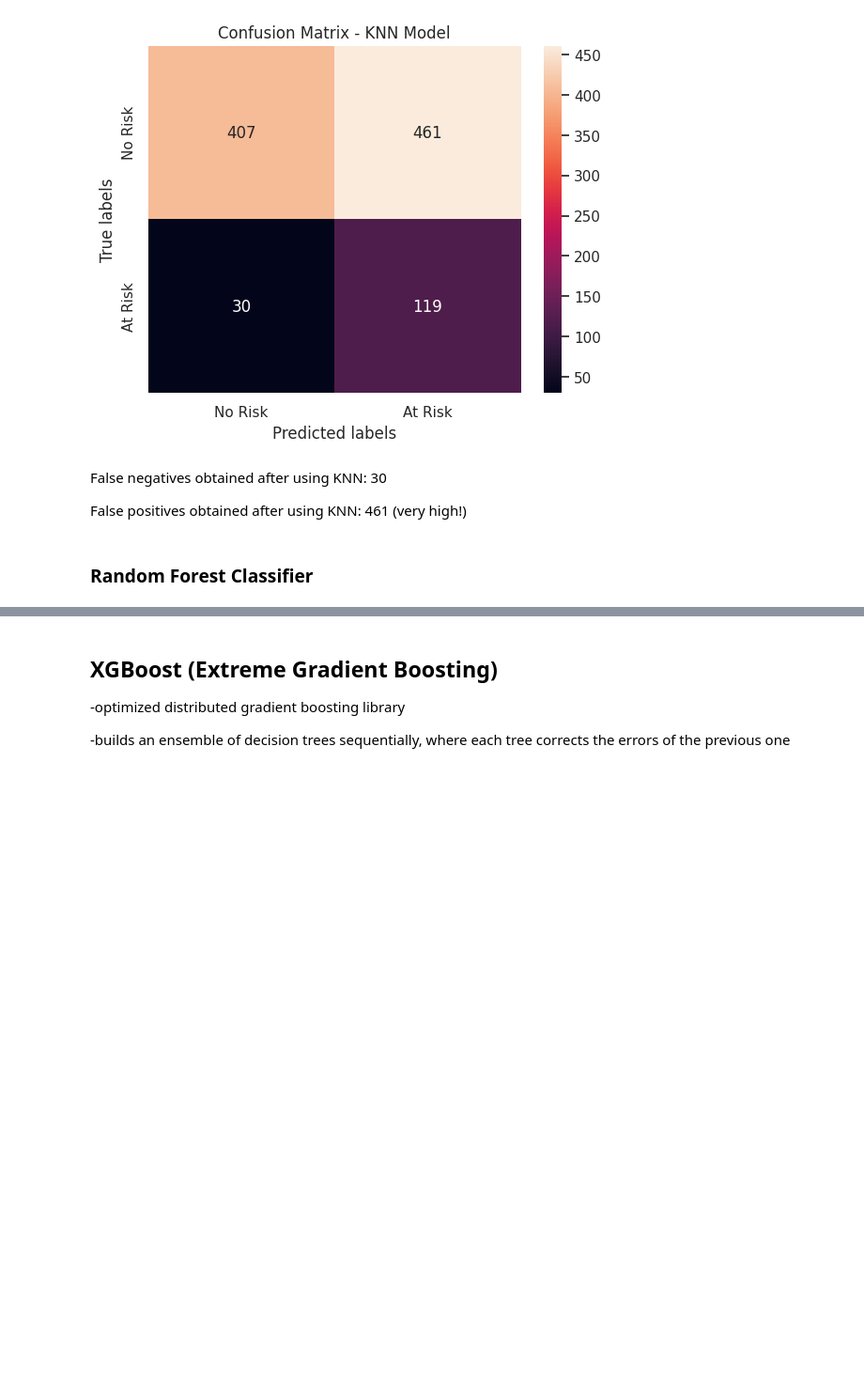
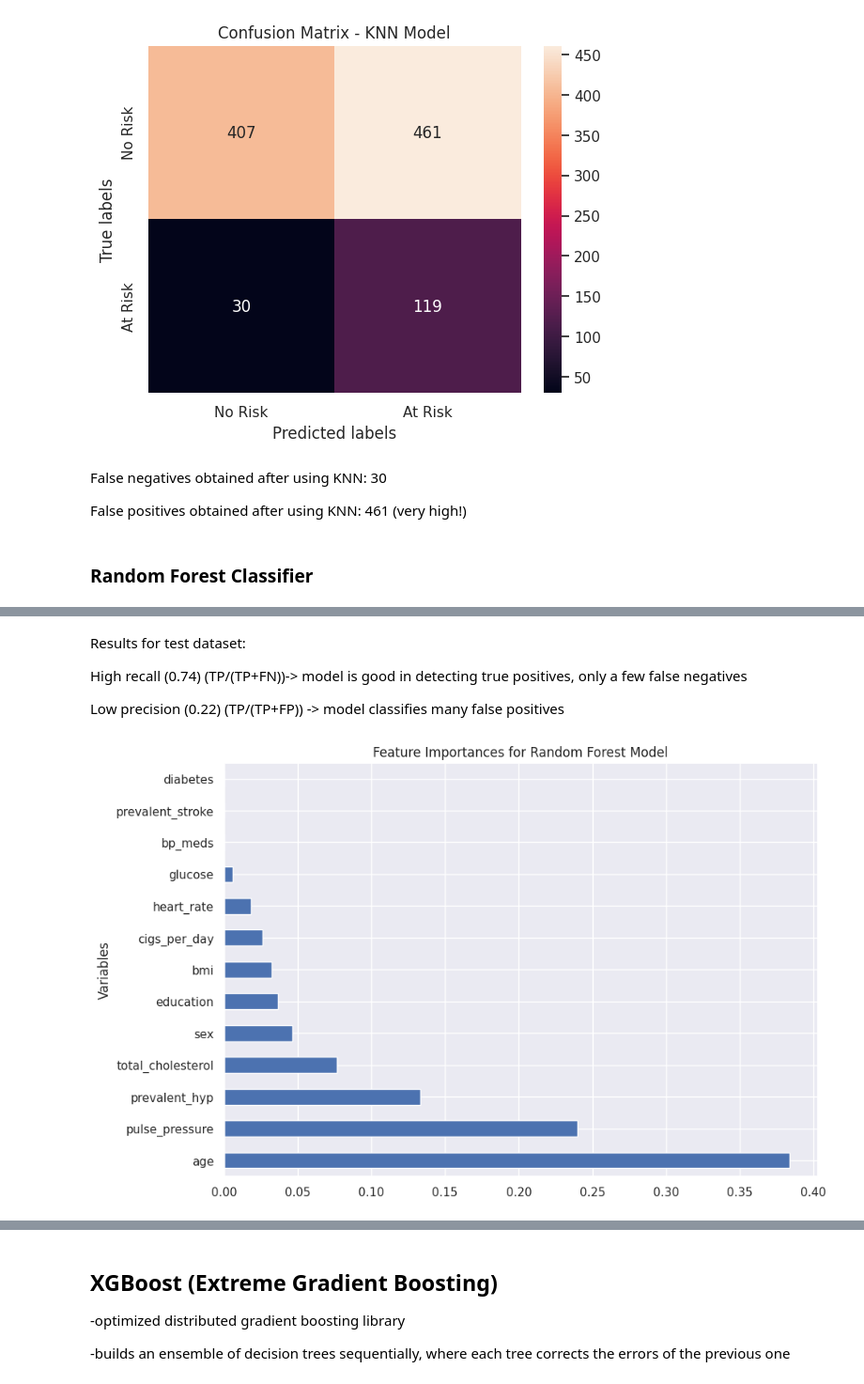
Before and after one commit to bi-horn/ML_Heart_Disease, a Jupyter notebook: ML_heart_disease.ipynb, the cells around one changed output, grey strips where cells are left out. Shown at 94% size. Cells and saved outputs as stored; diff of their text form; code cells hidden in the pictures; blank space fills up the shorter version.

```diff
--- a/ML_heart_disease.ipynb
+++ b/ML_heart_disease.ipynb
@@ -390,7 +403,6 @@ rf_model = RandomForestClassifier(n_estimators=rf_best_params['n_estimators'],
                                   max_depth=rf_best_params['max_depth'],
                                   random_state=0)
 # %%
-# fit and evaluate
-rf_model.fit(X_smote_scaled,y_smote)
-evaluate(rf_model, X_test_scaled, y_test)
-rf_train_accuracy, rf_test_accuracy,, rf_train_recall, rf_test_recall = recall(rf_model, X_smote_scaled, y_smote, X_test, y_test)
+# fit and evaluate model
+
+rf_train_accuracy, rf_test_accuracy, rf_train_recall, rf_test_recall = evaluate(rf_model, X_smote_scaled, y_smote, X_test_scaled, y_test)
@@ -397,10 +427,20 @@ rf_train_accuracy, rf_test_accuracy,, rf_train_recall, rf_test_recall = recall(r
+# %% [markdown]
+Results for test dataset:
+
+High recall (0.74) (TP/(TP+FN))-> model is good in detecting true positives, only a few false negatives
+
+Low precision (0.22) (TP/(TP+FP)) -> model classifies many false positives
 # %%
 # Feature importances
 rf_feat_imp = pd.Series(rf_model.feature_importances_, index=X.columns)
-plt.figure(figsize=(10,5))
-plt.title('Feature Importances: RANDOM FORESTS')
+plt.figure(figsize=(10,7))
+plt.title('Feature Importances for Random Forest Model')
 plt.xlabel('Relative Importance')
+plt.ylabel('Variables')
 rf_feat_imp.nlargest(20).plot(kind='barh')
+plt.show()
+# %% [output]
+[figure, added]
 # %%
 # Get the confusion matrix for test dataset for random forest model
 
```
Also changed, not shown: parts of 16 cells of this notebook.
